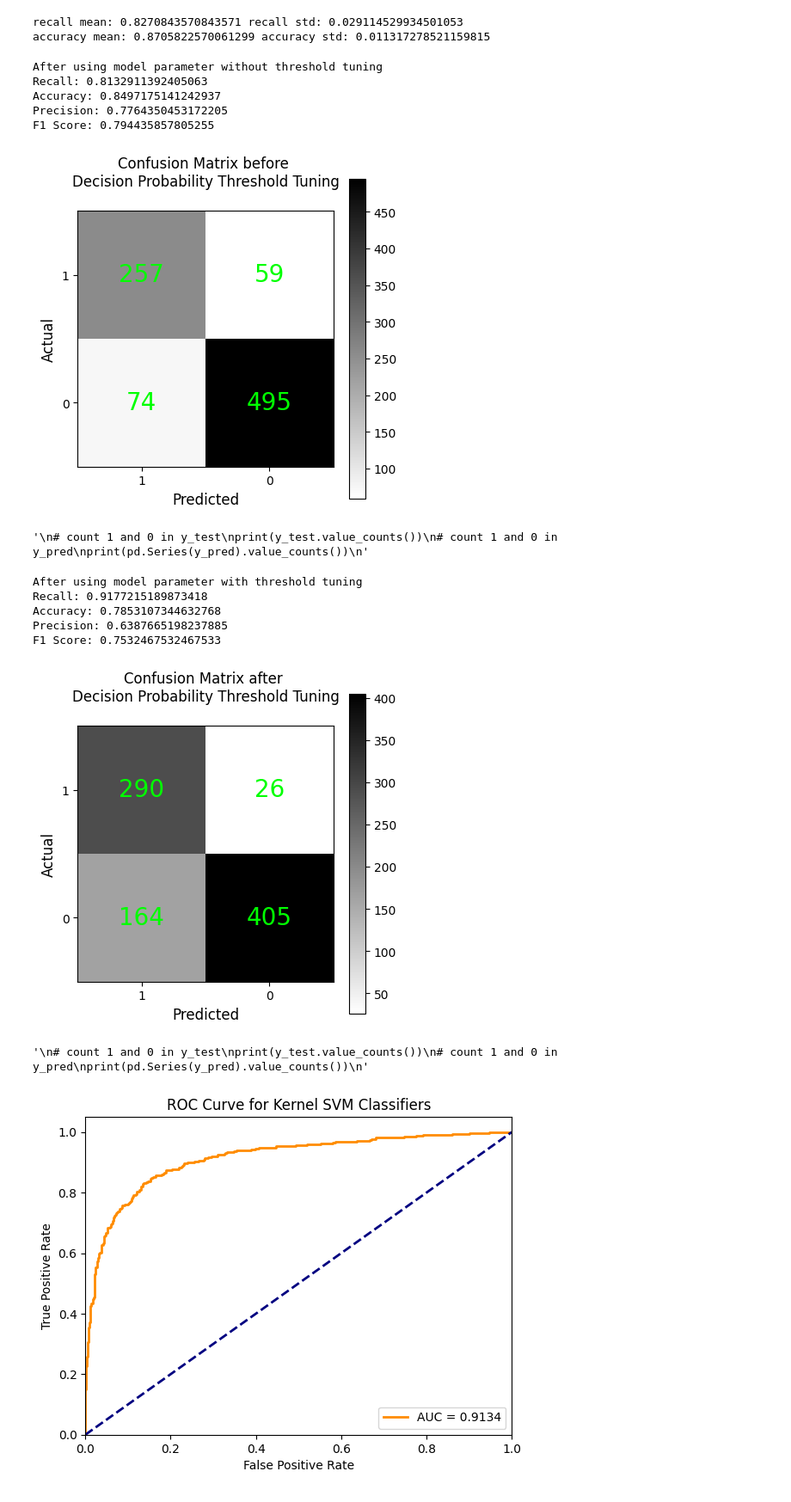
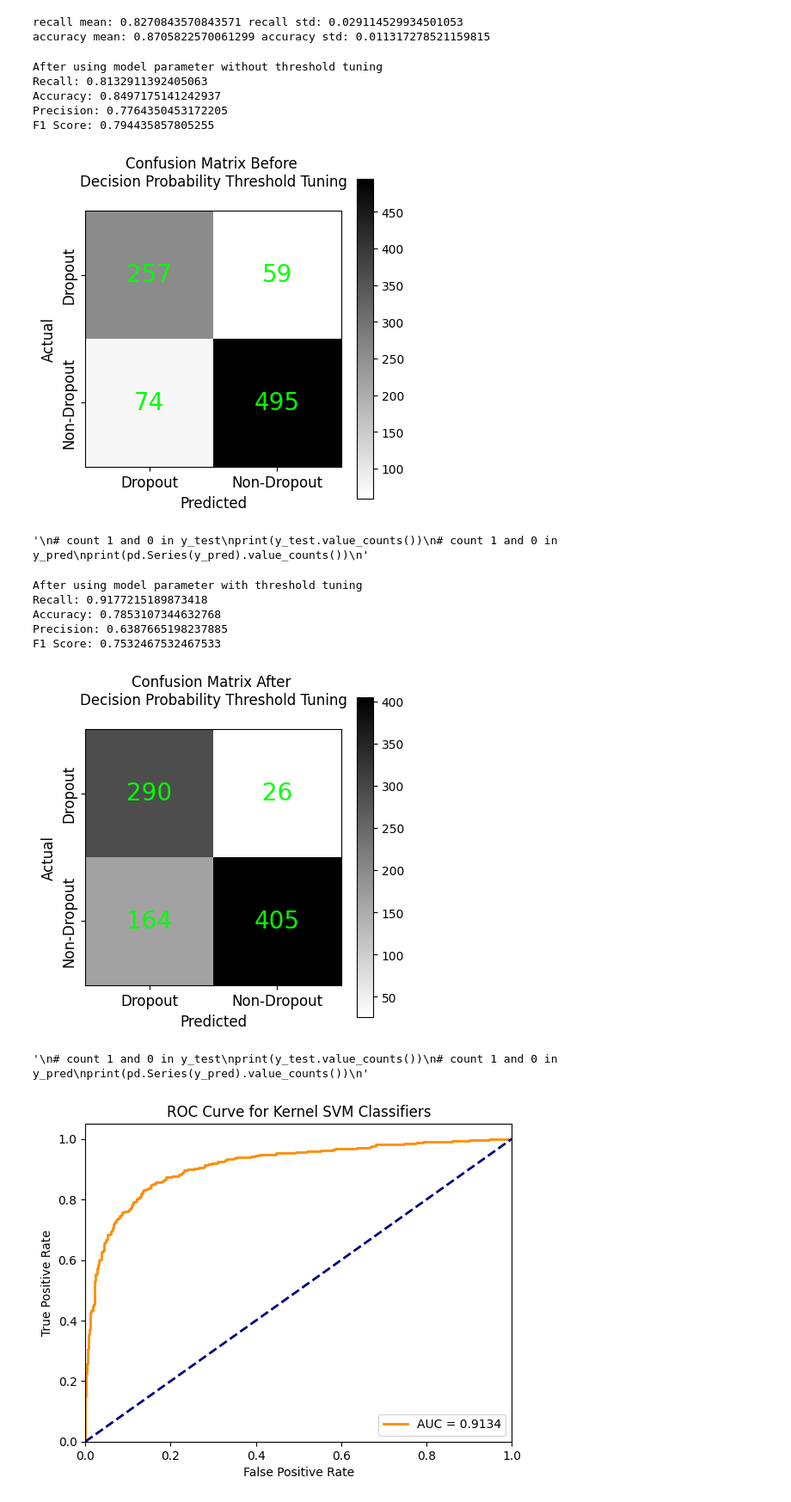
Before and after one commit to jnqian99/academic-performance, a Jupyter notebook: notebooks/6_classification/svm_classify.ipynb, the cells around one changed output. Shown at 86% size. Drawn from its saved outputs; the diff is of its cells as text; code cells hidden in the pictures.

```diff
--- a/notebooks/6_classification/svm_classify.ipynb
+++ b/notebooks/6_classification/svm_classify.ipynb
@@ -157,13 +163,18 @@ plt.matshow(cm, cmap=plt.cm.binary)
 plt.colorbar()
 plt.xlabel('Predicted', fontsize=12)
 plt.ylabel('Actual', fontsize=12)
-plt.title('Confusion Matrix before \nDecision Probability Threshold Tuning\n')
+plt.title('Confusion Matrix Before \nDecision Probability Threshold Tuning\n')
 # change origin to top left
 plt.gca().invert_yaxis()
 plt.gca().invert_xaxis()
 
-plt.xticks([0, 1], ['0', '1'])
-plt.yticks([0, 1], ['0', '1'])
+plt.xticks([0, 1], ['Non-Dropout', 'Dropout'])
+plt.yticks([0, 1], ['Non-Dropout', 'Dropout'])
+plt.tick_params(axis='x', labelsize=12)
+plt.tick_params(axis='y', labelrotation=90, labelsize=12)
+for label in plt.gca().get_yticklabels():
+    label.set_verticalalignment('center')
+
 # x ticks at bottom
 plt.gca().xaxis.tick_bottom()
 for i in range(2):
@@ -183,7 +194,7 @@ Recall: 0.8132911392405063
 Accuracy: 0.8497175141242937
 Precision: 0.7764350453172205
 F1 Score: 0.794435857805255
-[figure, old version]
+[figure, new version]
 '\n# count 1 and 0 in y_test\nprint(y_test.value_counts())\n# count 1 and 0 in y_pred\nprint(pd.Series(y_pred).value_counts())\n'
 # %%
 # I can also increase recall by lowering the decision threshold
@@ -197,37 +208,42 @@ print('F1 Score:', f1_score(y_test, y_pred))
 
 cm = confusion_matrix(y_test, y_pred)
 plt.matshow(cm, cmap=plt.cm.binary)
 plt.colorbar()
 
 plt.xlabel('Predicted', fontsize=12)
 plt.ylabel('Actual', fontsize=12)
-plt.title('Confusion Matrix after \nDecision Probability Threshold Tuning\n')
+plt.title('Confusion Matrix After \nDecision Probability Threshold Tuning\n')
 # change origin to top left
 plt.gca().invert_yaxis()
 plt.gca().invert_xaxis()
 
-plt.xticks([0, 1], ['0', '1'])
-plt.yticks([0, 1], ['0', '1'])
+plt.xticks([0, 1], ['Non-Dropout', 'Dropout'])
+plt.yticks([0, 1], ['Non-Dropout', 'Dropout'])
+plt.tick_params(axis='x', labelsize=12)
+plt.tick_params(axis='y', labelrotation=90, labelsize=12)
+for label in plt.gca().get_yticklabels():
+    label.set_verticalalignment('center')
+
 # x ticks at bottom
 plt.gca().xaxis.tick_bottom()
 for i in range(2):
     for j in range(2):
         plt.text(j, i, cm[i, j], ha='center', va='center', color='lime', fontsize=20)
 plt.show()
 
 '''
 # count 1 and 0 in y_test
 print(y_test.value_counts())
 # count 1 and 0 in y_pred
 print(pd.Series(y_pred).value_counts())
 '''
 # %% [output]
 After using model parameter with threshold tuning
 Recall: 0.9177215189873418
 Accuracy: 0.7853107344632768
 Precision: 0.6387665198237885
 F1 Score: 0.7532467532467533
-[figure, old version]
+[figure, new version]
 '\n# count 1 and 0 in y_test\nprint(y_test.value_counts())\n# count 1 and 0 in y_pred\nprint(pd.Series(y_pred).value_counts())\n'
 # %%
 # roc curve
```
Also changed, not shown: parts of 2 cells of this notebook, 3 other files.
